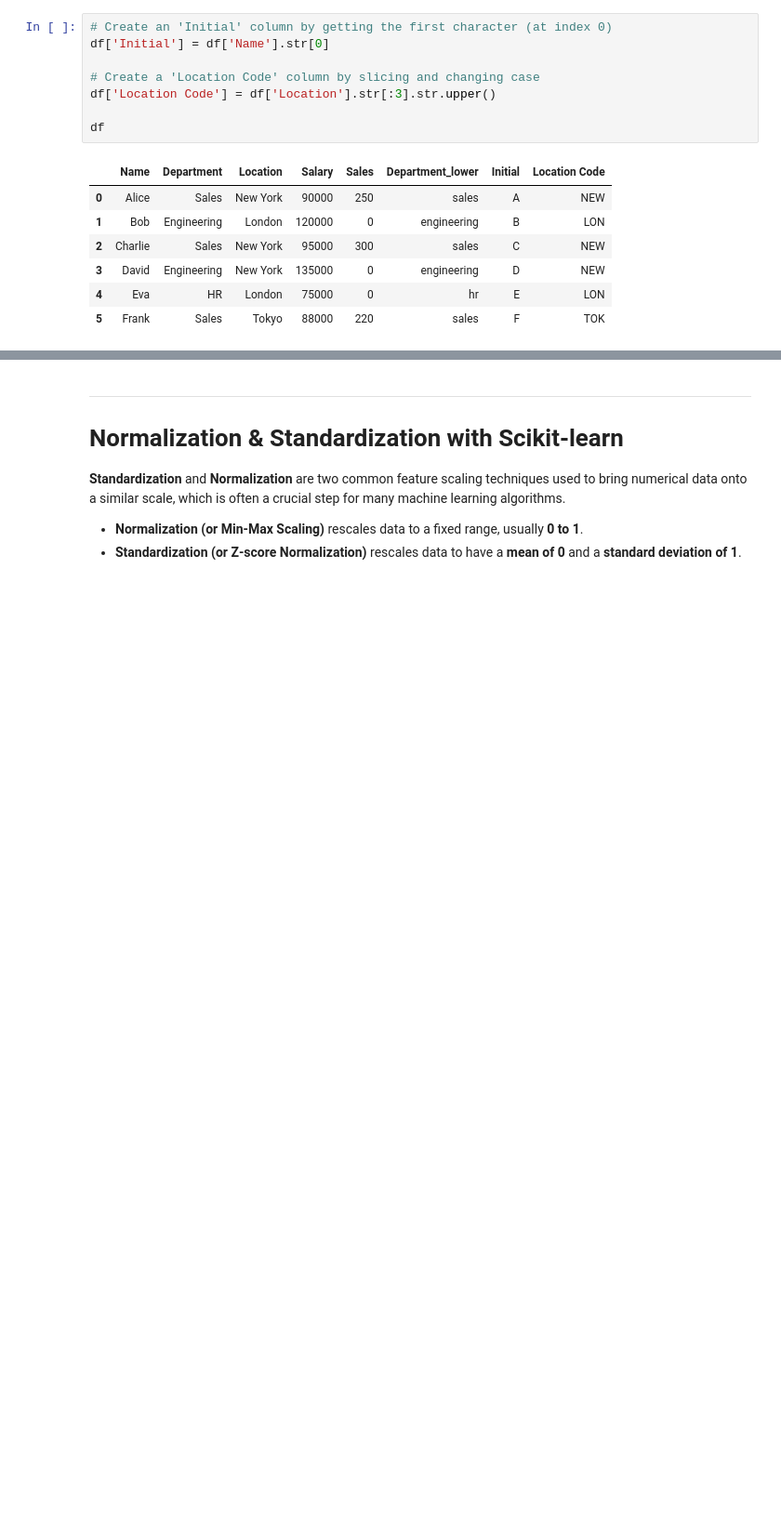
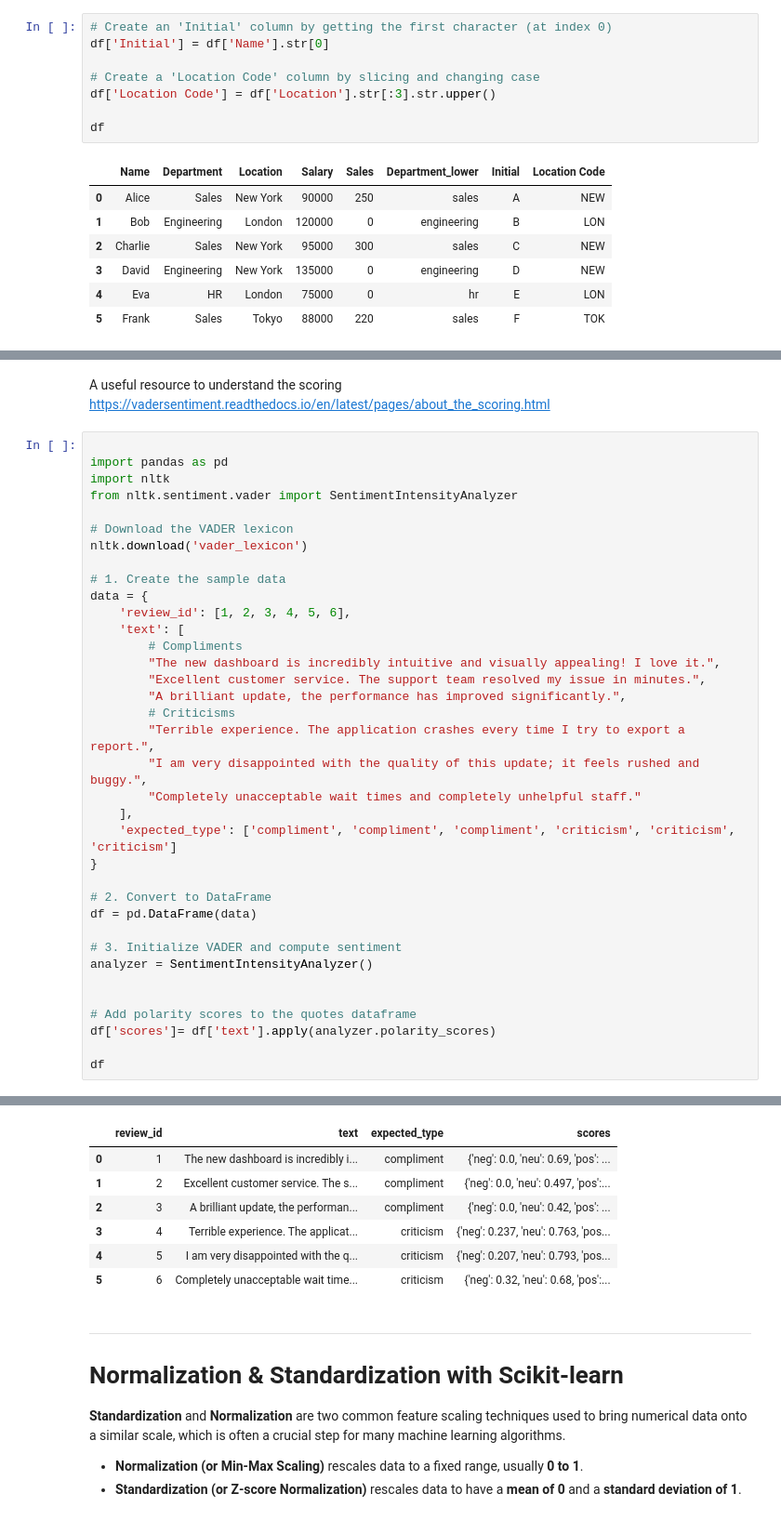
Before and after one commit to lnittala1-ops/BAN482, a Jupyter notebook: BAN482_Data_Wrangling.ipynb, the cells around one changed output, grey strips where cells are left out. Shown at 93% size. Drawn from its saved outputs; the diff is of its cells as text; blank space fills up the shorter version.

```diff
--- a/BAN482_Data_Wrangling.ipynb
+++ b/BAN482_Data_Wrangling.ipynb
@@ -717,0 +831,40 @@ df
+# %% [markdown]
+A useful resource to understand the scoring
+https://vadersentiment.readthedocs.io/en/latest/pages/about_the_scoring.html
+# %%
+
+import pandas as pd
+import nltk
+from nltk.sentiment.vader import SentimentIntensityAnalyzer
+
+# Download the VADER lexicon
+nltk.download('vader_lexicon')
+
+# 1. Create the sample data
+data = {
+    'review_id': [1, 2, 3, 4, 5, 6],
+    'text': [
+        # Compliments
+        "The new dashboard is incredibly intuitive and visually appealing! I love it.",
+        "Excellent customer service. The support team resolved my issue in minutes.",
+        "A brilliant update, the performance has improved significantly.",
+        # Criticisms
+        "Terrible experience. The application crashes every time I try to export a report.",
+        "I am very disappointed with the quality of this update; it feels rushed and buggy.",
+        "Completely unacceptable wait times and completely unhelpful staff."
+    ],
+    'expected_type': ['compliment', 'compliment', 'compliment', 'criticism', 'criticism', 'criticism']
+}
+
+# 2. Convert to DataFrame
+df = pd.DataFrame(data)
+
+# 3. Initialize VADER and compute sentiment
+analyzer = SentimentIntensityAnalyzer()
+
+
+# Add polarity scores to the quotes dataframe
+df['scores']= df['text'].apply(analyzer.polarity_scores)
+
+df
+# %% [output]
@@ -718,3 +873,10 @@ df
+|  | review_id | text | expected_type | scores |
+| 0 | 1 | The new dashboard is incredibly i... | compliment | {'neg': 0.0, 'neu': 0.69, 'pos': ... |
+| 1 | 2 | Excellent customer service. The s... | compliment | {'neg': 0.0, 'neu': 0.497, 'pos':... |
+| 2 | 3 | A brilliant update, the performan... | compliment | {'neg': 0.0, 'neu': 0.42, 'pos': ... |
+| 3 | 4 | Terrible experience. The applicat... | criticism | {'neg': 0.237, 'neu': 0.763, 'pos... |
+| 4 | 5 | I am very disappointed with the q... | criticism | {'neg': 0.207, 'neu': 0.793, 'pos... |
+| 5 | 6 | Completely unacceptable wait time... | criticism | {'neg': 0.32, 'neu': 0.68, 'pos':... |
 # %% [markdown]
 ***
 # Normalization & Standardization with Scikit-learn
```
Also changed, not shown: parts of 42 cells of this notebook.
